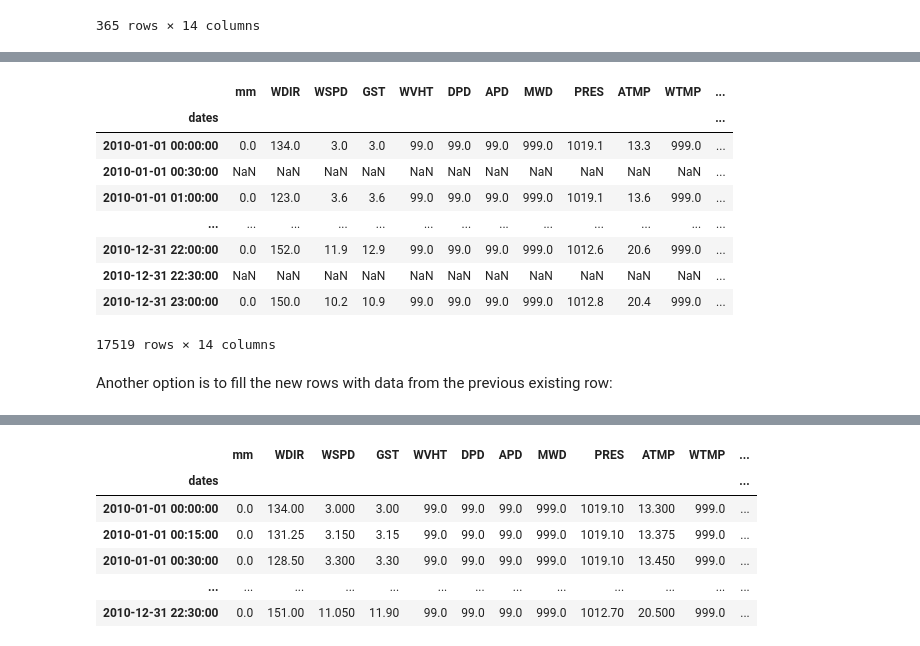
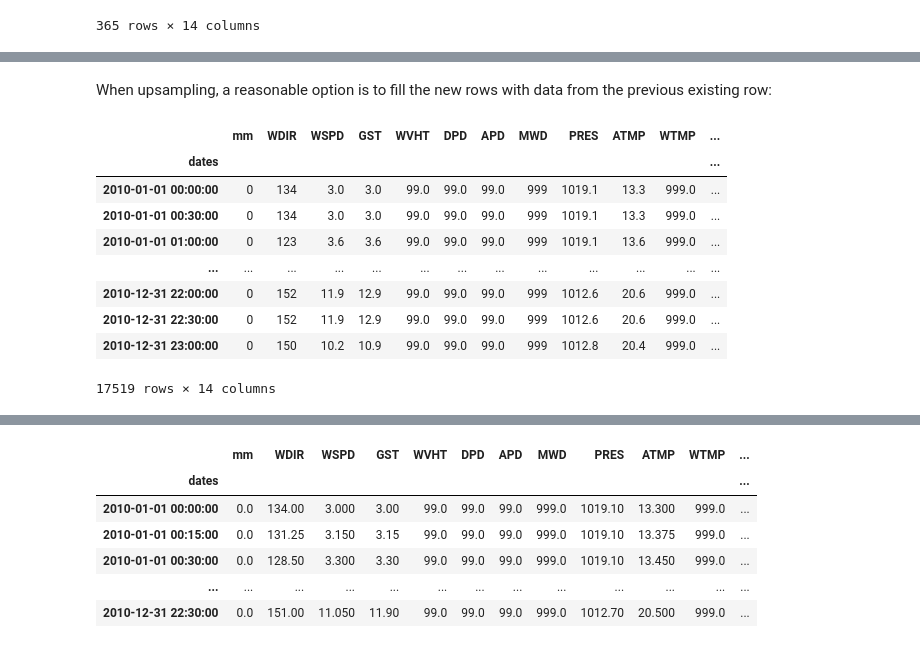
Before and after one commit to kthyng/python4geosciences, a Jupyter notebook: materials/ST_1D_analysis.ipynb, the cells around one changed output, grey strips where cells are left out. Saved outputs shown, nothing was run; the diff lists cells and outputs as text; code cells hidden in the pictures.

```diff
--- a/materials/ST_1D_analysis.ipynb
+++ b/materials/ST_1D_analysis.ipynb
@@ -235,15 +371,15 @@ We can instead upsample our data. Note that we still need a method on the end, b
+# %% [markdown]
+When upsampling, a reasonable option is to fill the new rows with data from the previous existing row:
 # %%
-df2.resample('30min').max()
+df2.resample('30min').ffill()
 # %% [output]
 |  | mm | WDIR | WSPD | GST | WVHT | DPD | APD | MWD | PRES | ATMP | WTMP | ... |
 | dates |  |  |  |  |  |  |  |  |  |  |  | ... |
-| 2010-01-01 00:00:00 | 0.0 | 134.0 | 3.0 | 3.0 | 99.0 | 99.0 | 99.0 | 999.0 | 1019.1 | 13.3 | 999.0 | ... |
-| 2010-01-01 00:30:00 | NaN | NaN | NaN | NaN | NaN | NaN | NaN | NaN | NaN | NaN | NaN | ... |
-| 2010-01-01 01:00:00 | 0.0 | 123.0 | 3.6 | 3.6 | 99.0 | 99.0 | 99.0 | 999.0 | 1019.1 | 13.6 | 999.0 | ... |
+| 2010-01-01 00:00:00 | 0 | 134 | 3.0 | 3.0 | 99.0 | 99.0 | 99.0 | 999 | 1019.1 | 13.3 | 999.0 | ... |
+| 2010-01-01 00:30:00 | 0 | 134 | 3.0 | 3.0 | 99.0 | 99.0 | 99.0 | 999 | 1019.1 | 13.3 | 999.0 | ... |
+| 2010-01-01 01:00:00 | 0 | 123 | 3.6 | 3.6 | 99.0 | 99.0 | 99.0 | 999 | 1019.1 | 13.6 | 999.0 | ... |
 | ... | ... | ... | ... | ... | ... | ... | ... | ... | ... | ... | ... | ... |
-| 2010-12-31 22:00:00 | 0.0 | 152.0 | 11.9 | 12.9 | 99.0 | 99.0 | 99.0 | 999.0 | 1012.6 | 20.6 | 999.0 | ... |
-| 2010-12-31 22:30:00 | NaN | NaN | NaN | NaN | NaN | NaN | NaN | NaN | NaN | NaN | NaN | ... |
-| 2010-12-31 23:00:00 | 0.0 | 150.0 | 10.2 | 10.9 | 99.0 | 99.0 | 99.0 | 999.0 | 1012.8 | 20.4 | 999.0 | ... |
+| 2010-12-31 22:00:00 | 0 | 152 | 11.9 | 12.9 | 99.0 | 99.0 | 99.0 | 999 | 1012.6 | 20.6 | 999.0 | ... |
+| 2010-12-31 22:30:00 | 0 | 152 | 11.9 | 12.9 | 99.0 | 99.0 | 99.0 | 999 | 1012.6 | 20.6 | 999.0 | ... |
+| 2010-12-31 23:00:00 | 0 | 150 | 10.2 | 10.9 | 99.0 | 99.0 | 99.0 | 999 | 1012.8 | 20.4 | 999.0 | ... |
 17519 rows × 14 columns
-# %% [markdown]
-Another option is to fill the new rows with data from the previous existing row:
```
Also changed, not shown: parts of 57 cells of this notebook.
